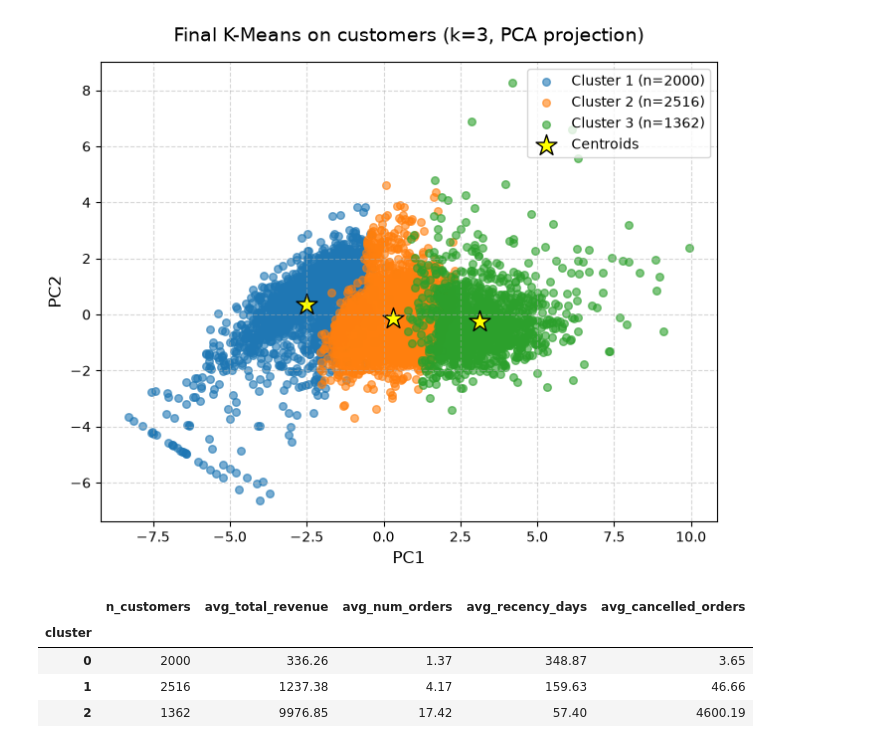
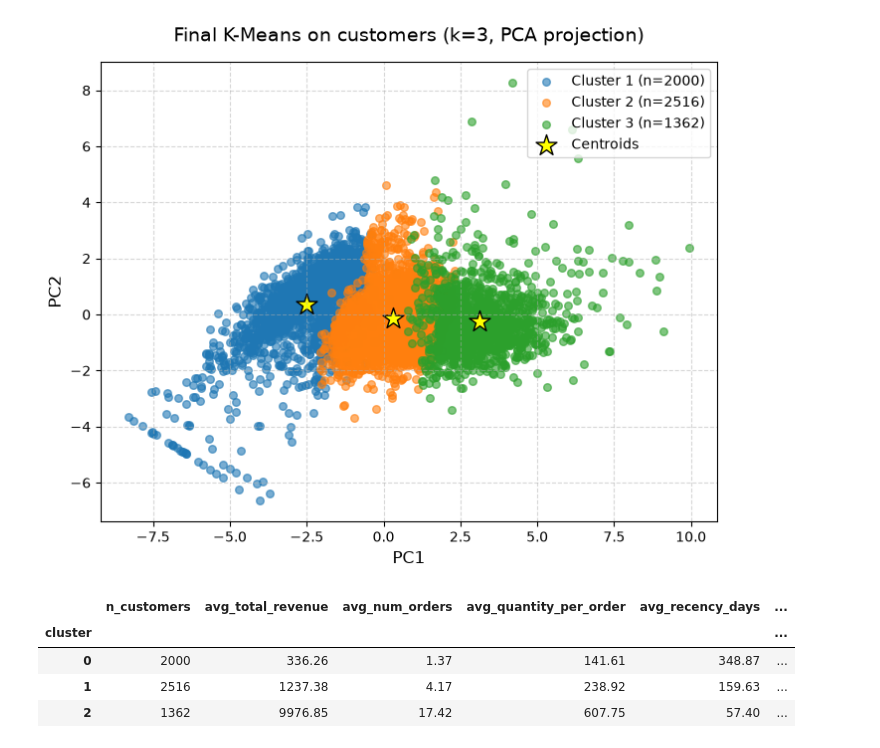
Before and after one commit to nick-st-coder/online-resail, a Jupyter notebook: notebooks/modeling.ipynb, the cells around one changed output. Cells and saved outputs as stored; diff of their text form; code cells hidden in the pictures.

```diff
--- a/notebooks/modeling.ipynb
+++ b/notebooks/modeling.ipynb
@@ -473,21 +473,22 @@ plt.show()
 # %%
 final_summary = (
     cust.assign(cluster=labels_final)
     .groupby("cluster")
     .agg(
         n_customers=("Customer ID", "count"),
         avg_total_revenue=("total_revenue", "mean"),
         avg_num_orders=("num_orders", "mean"),
+        avg_quantity_per_order=("avg_items_per_order", "mean"),
         avg_recency_days=("recency_days", "mean"),
         avg_cancelled_orders=("sum_cancelled_orders", "mean"),
     )
     .round(2)
 )
 
 final_summary
 # %% [output]
-|  | n_customers | avg_total_revenue | avg_num_orders | avg_recency_days | avg_cancelled_orders |
-| cluster |  |  |  |  |  |
-| 0 | 2000 | 336.26 | 1.37 | 348.87 | 3.65 |
-| 1 | 2516 | 1237.38 | 4.17 | 159.63 | 46.66 |
-| 2 | 1362 | 9976.85 | 17.42 | 57.40 | 4600.19 |
+|  | n_customers | avg_total_revenue | avg_num_orders | avg_quantity_per_order | avg_recency_days | ... |
+| cluster |  |  |  |  |  | ... |
+| 0 | 2000 | 336.26 | 1.37 | 141.61 | 348.87 | ... |
+| 1 | 2516 | 1237.38 | 4.17 | 238.92 | 159.63 | ... |
+| 2 | 1362 | 9976.85 | 17.42 | 607.75 | 57.40 | ... |
```
Also changed, not shown: parts of 2 cells of this notebook.
